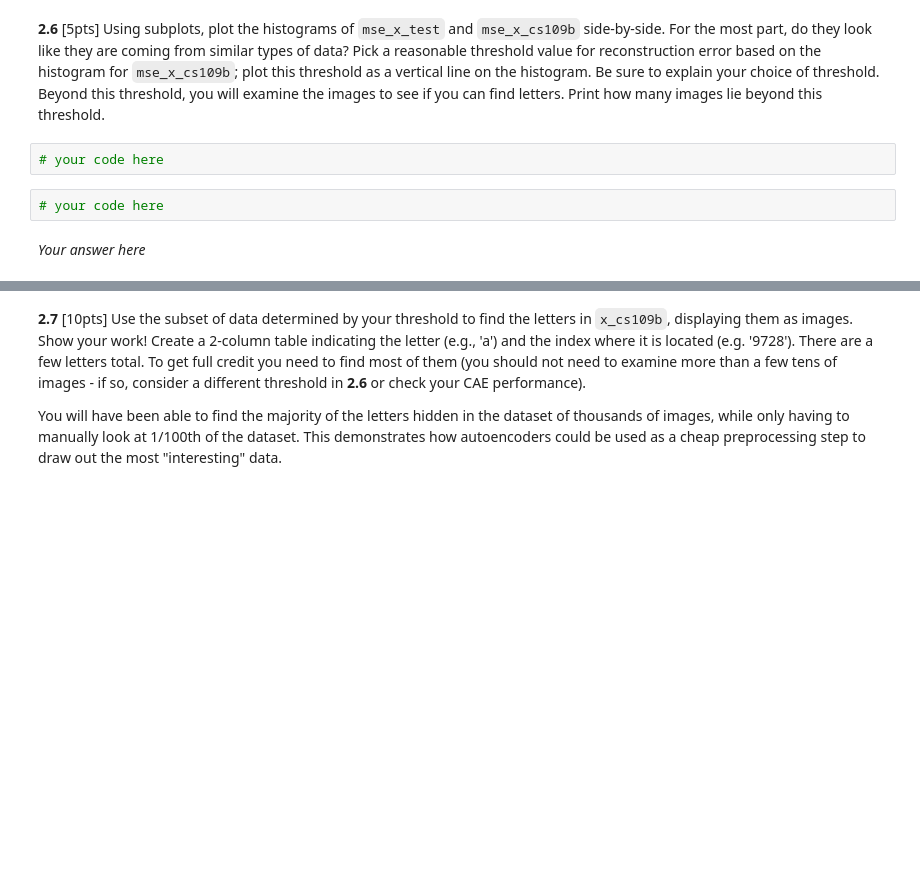
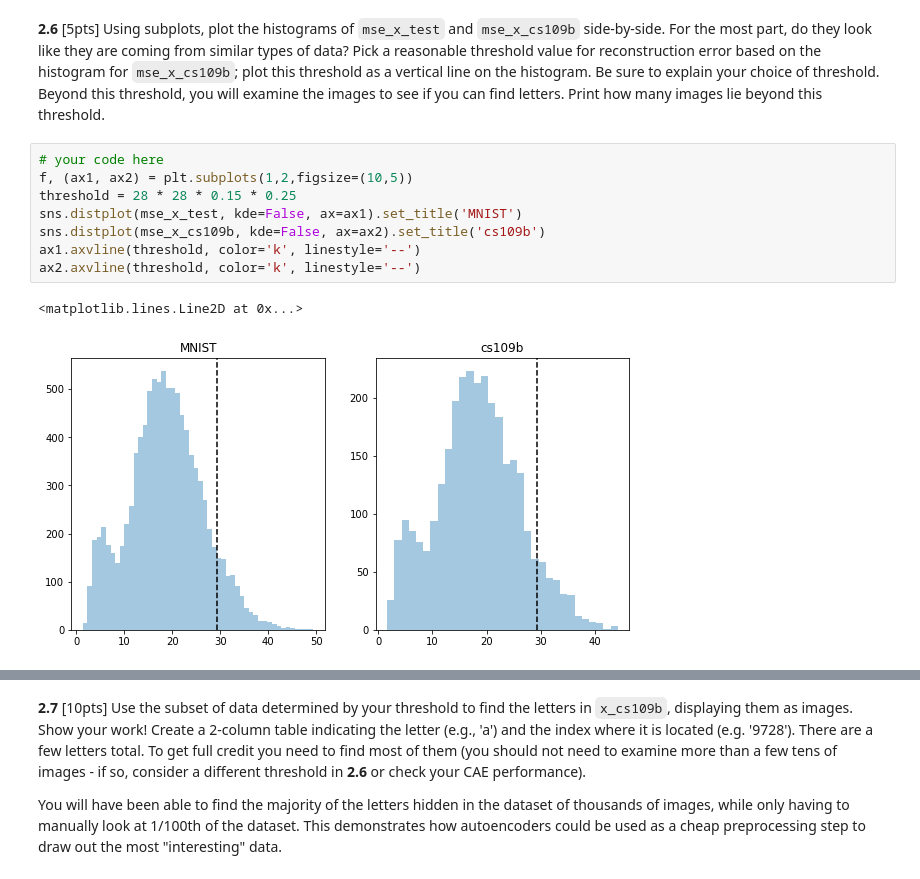
Before and after one commit to jackxxu/2020-CS109B, a Jupyter notebook: content/homeworks/hw05/notebook/cs109b-hw5-students.ipynb, the cells around one changed output, grey strips where cells are left out. Drawn from its saved outputs; the diff is of its cells as text; blank space fills up the shorter version.

```diff
--- a/content/homeworks/hw05/notebook/cs109b-hw5-students.ipynb
+++ b/content/homeworks/hw05/notebook/cs109b-hw5-students.ipynb
@@ -599,9 +599,14 @@ cae_recons_x_cs109b = cae.predict(x_cs109b_4d.reshape(-1, 28, 28, 1))
 mse_x_cs109b = np.sum(mse(x_cs109b_4d, cae_recons_x_cs109b).numpy(), axis=(1, 2))
 # %% [markdown]
 **2.6** [5pts] Using subplots, plot the histograms of `mse_x_test` and `mse_x_cs109b` side-by-side. For the most part, do they look like they are coming from similar types of data? Pick a reasonable threshold value for reconstruction error based on the histogram for `mse_x_cs109b`; plot this threshold as a vertical line on the histogram. Be sure to explain your choice of threshold. Beyond this threshold, you will examine the images to see if you can find letters. Print how many images lie beyond this threshold.
-# %%
-# your code here
-# %%
-# your code here
-# %% [markdown]
-*Your answer here*
+# %%
+# your code here
+f, (ax1, ax2) = plt.subplots(1,2,figsize=(10,5))
+threshold = 28 * 28 * 0.15 * 0.25
+sns.distplot(mse_x_test, kde=False, ax=ax1).set_title('MNIST')
+sns.distplot(mse_x_cs109b, kde=False, ax=ax2).set_title('cs109b')
+ax1.axvline(threshold, color='k', linestyle='--')
+ax2.axvline(threshold, color='k', linestyle='--')
+# %% [output]
+<matplotlib.lines.Line2D at 0x...>
+[figure, added]
```
Also changed, not shown: parts of 2 cells of this notebook.
